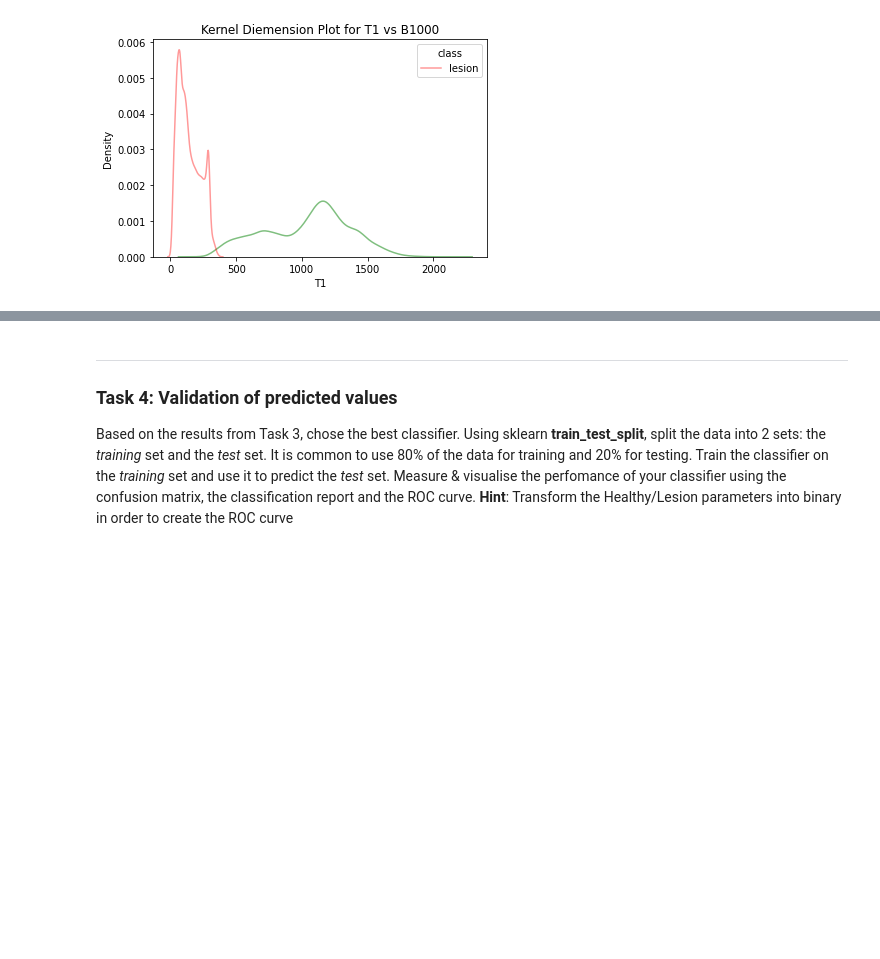
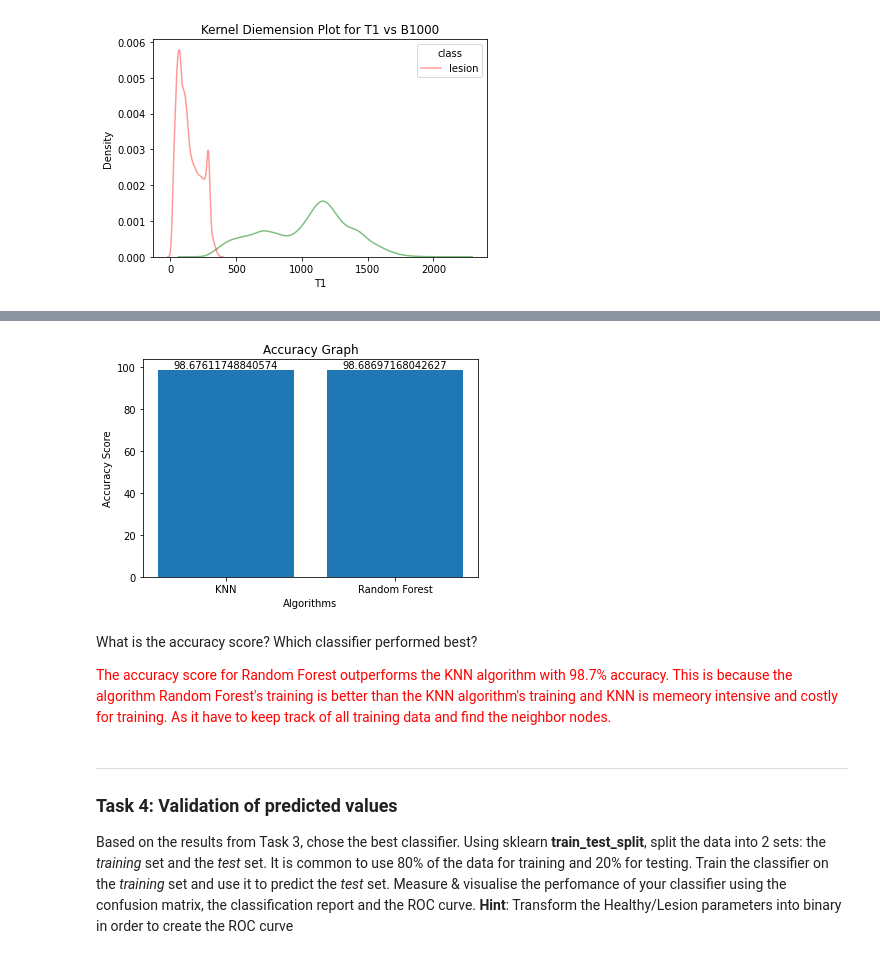
Before and after one commit to Aneruth/Clinical-Decision-Support-System, a Jupyter notebook: WPO3/WPO3.ipynb, the cells around one changed output, grey strips where cells are left out. Saved outputs shown, nothing was run; the diff lists cells and outputs as text; code cells hidden in the pictures; blank space fills up the shorter version.

```diff
--- a/WPO3/WPO3.ipynb
+++ b/WPO3/WPO3.ipynb
@@ -93,7 +88,7 @@ def batchDataset(path):
 # After seeing the dataset we can remove the first column and consider all three positions X,Y,Z and class
 # We do have an condition where a dirctory consist of multiple directories so we need to handle that condition also
 p = [0]*9 # Creating an empty set with 9 values
-pathList = sorted([f'/content/gdrive/MyDrive/Data/{folder}/Features_Balanced.csv' for folder in os.listdir('/content/gdrive/MyDrive/Data') if folder != '.DS_Store' and folder != 'Patient_Test']) # fetching the path
+pathList = sorted([f'Data/{folder}/Features_Balanced.csv' for folder in os.listdir('Data') if folder != '.DS_Store' and folder != 'Patient_Test']) # fetching the path
 for i in range(len(pathList)):
     p[i] = batchDataset(pathList[i])
 # %%
@@ -174,0 +167,5 @@ Standard Deviation:0.0004504573447559837
+# %%
+# KNN
+knn = KNeighborsClassifier()
+cvKNN = ShuffleSplit(n_splits=10,train_size=0.5, test_size=.25,random_state=0) # To avoid the longer waiting time we split the dataset into 50% train and 25% test size
+scoresKNN = cross_val_score(clf,X,y.values.ravel() , cv=cvKNN)
@@ -175,3 +188,23 @@ Standard Deviation:0.0004504573447559837
+# %%
+import matplotlib.pyplot as plt
+%matplotlib inline
+
+scoresList = [scoresKNN.mean()*100,scores.mean()*100]
+n = ['KNN','Random Forest']
+plt.bar(n,scoresList)
+plt.title('Accuracy Graph')
+plt.xlabel('Algorithms')
+plt.ylabel('Accuracy Score')
+for i in range(len(scoresList)):
+            plt.annotate(str(scoresList[i]), xy=(n[i],scoresList[i]), ha='center', va='bottom')
+# %% [output]
+[figure, added]
+# %% [markdown]
+What is the accuracy score? Which classifier performed best?
+
+<font color=red>
+The accuracy score for Random Forest outperforms the KNN algorithm with 98.7% accuracy. This is because the algorithm Random Forest's training is better than the KNN algorithm's training and KNN is memeory intensive and costly for training. As it have to keep track of all training data and find the neighbor nodes.
+</font>
 # %% [markdown]
 ***
 ### Task 4: Validation of predicted values
```
Also changed, not shown: parts of 15 cells of this notebook, 1 other file.
